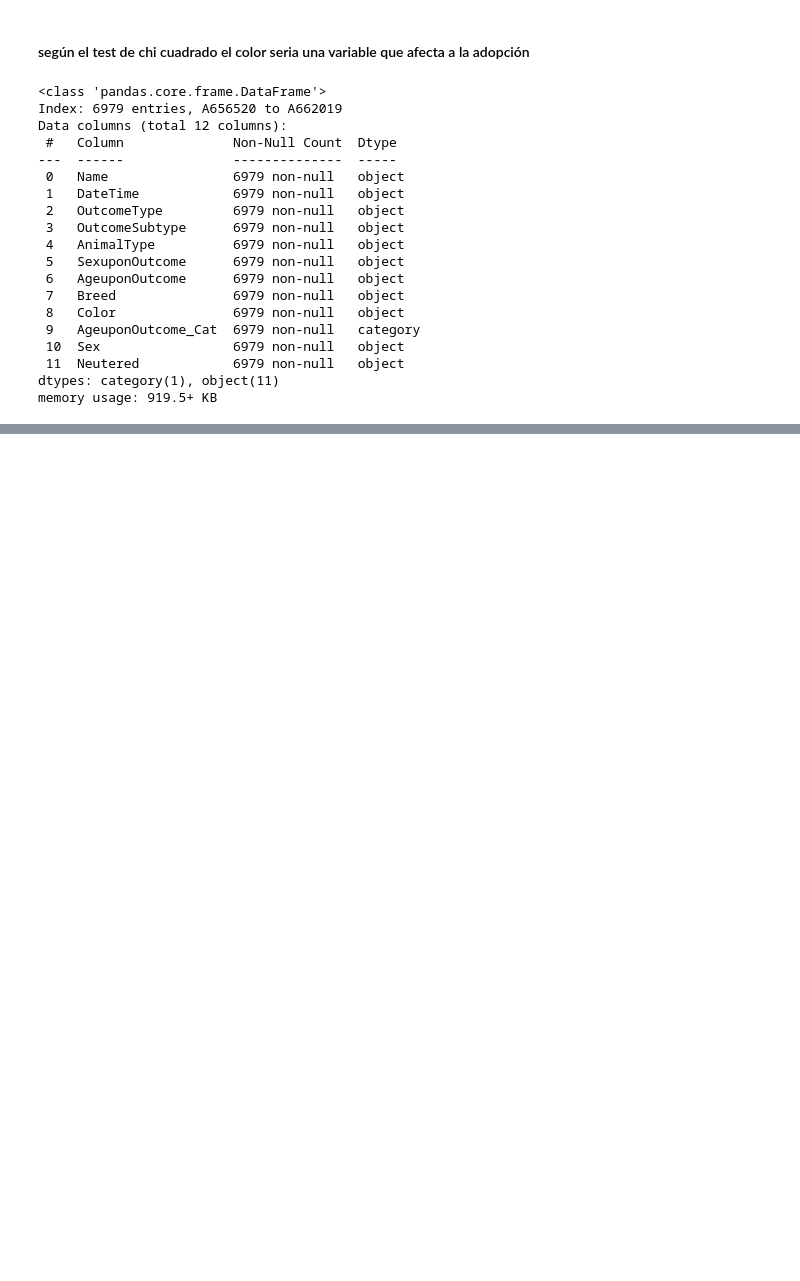
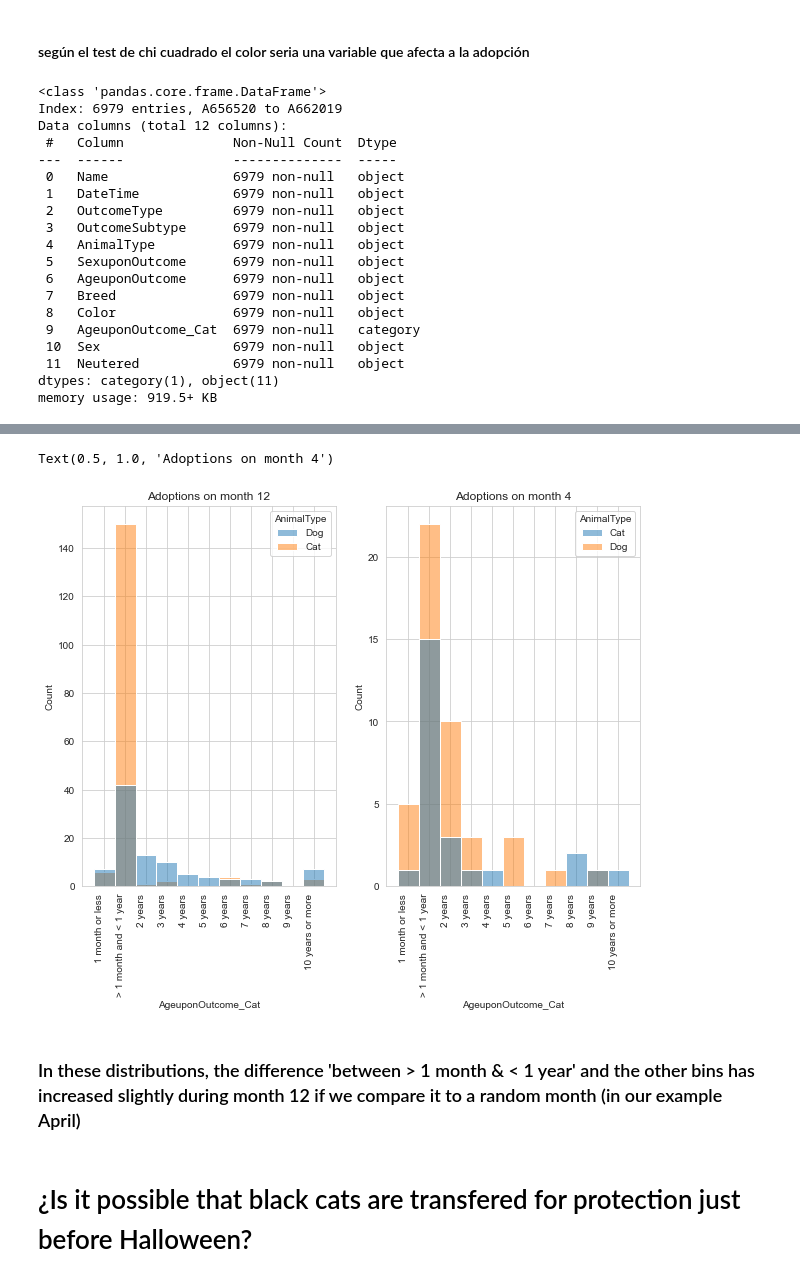
Before and after one commit to ironhack-bcn-data-pt/PR05-project-statistical-analysis, a Jupyter notebook: Project_05_pets.ipynb, the cells around one changed output, grey strips where cells are left out. Cells and saved outputs as stored; diff of their text form; code cells hidden in the pictures; blank space fills up the shorter version.

Commit message:
added new questions without answers such black color and gift december

```diff
--- a/Project_05_pets.ipynb
+++ b/Project_05_pets.ipynb
@@ -644,0 +655,27 @@ since 7.426280131177968e-21 < 0.05 we reject the null hypothesis that the variab
+# %%
+pet_df_december = pet_df[pet_df.month_Cat=='12']
+pet_df_othermonths = pet_df[pet_df.month_Cat=='04']
+# %%
+
+fig, axes = plt.subplots(1,2,figsize=(10,7))
+
+_plot = sns.histplot(data=pet_df_december[pet_df_december.OutcomeType == 'Adoption'],x='AgeuponOutcome_Cat',hue='AnimalType',ax=axes[0])
+_plot.set_xticklabels(labels=['1 month or less','> 1 month and < 1 year','2 years',
+                             '3 years','4 years','5 years',
+                             '6 years','7 years','8 years',
+                             '9 years','10 years or more'] , rotation=90, horizontalalignment='right')
+axes[0].set_title('Adoptions on month 12')
+
+_plot = sns.histplot(data=pet_df_othermonths[pet_df_othermonths.OutcomeType == 'Adoption'],x='AgeuponOutcome_Cat',hue='AnimalType',ax=axes[1])
+_plot.set_xticklabels(labels=['1 month or less','> 1 month and < 1 year','2 years',
+                             '3 years','4 years','5 years',
+                             '6 years','7 years','8 years',
+                             '9 years','10 years or more'] , rotation=90, horizontalalignment='right')
+axes[1].set_title('Adoptions on month 4')
+# %% [output]
+Text(0.5, 1.0, 'Adoptions on month 4')
+[figure, added]
+# %% [markdown]
+### In these distributions, the difference 'between > 1 month & < 1 year' and the other bins has increased slightly during month 12 if we compare it to a random month (in our example April)
+# %% [markdown]
+# ¿Is it possible that black cats are transfered for protection just before Halloween?
```
Also changed, not shown: parts of 110 cells of this notebook.
